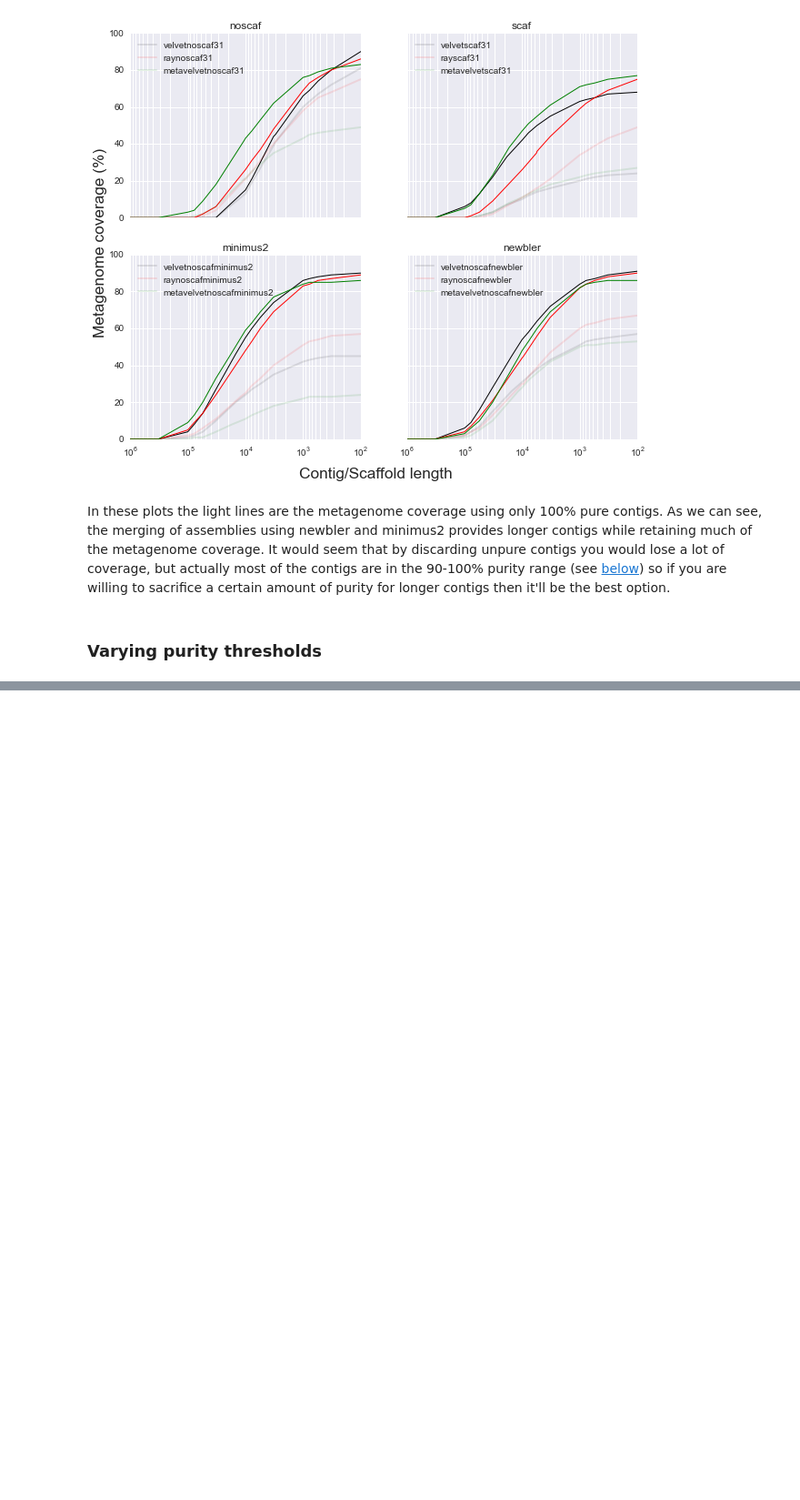
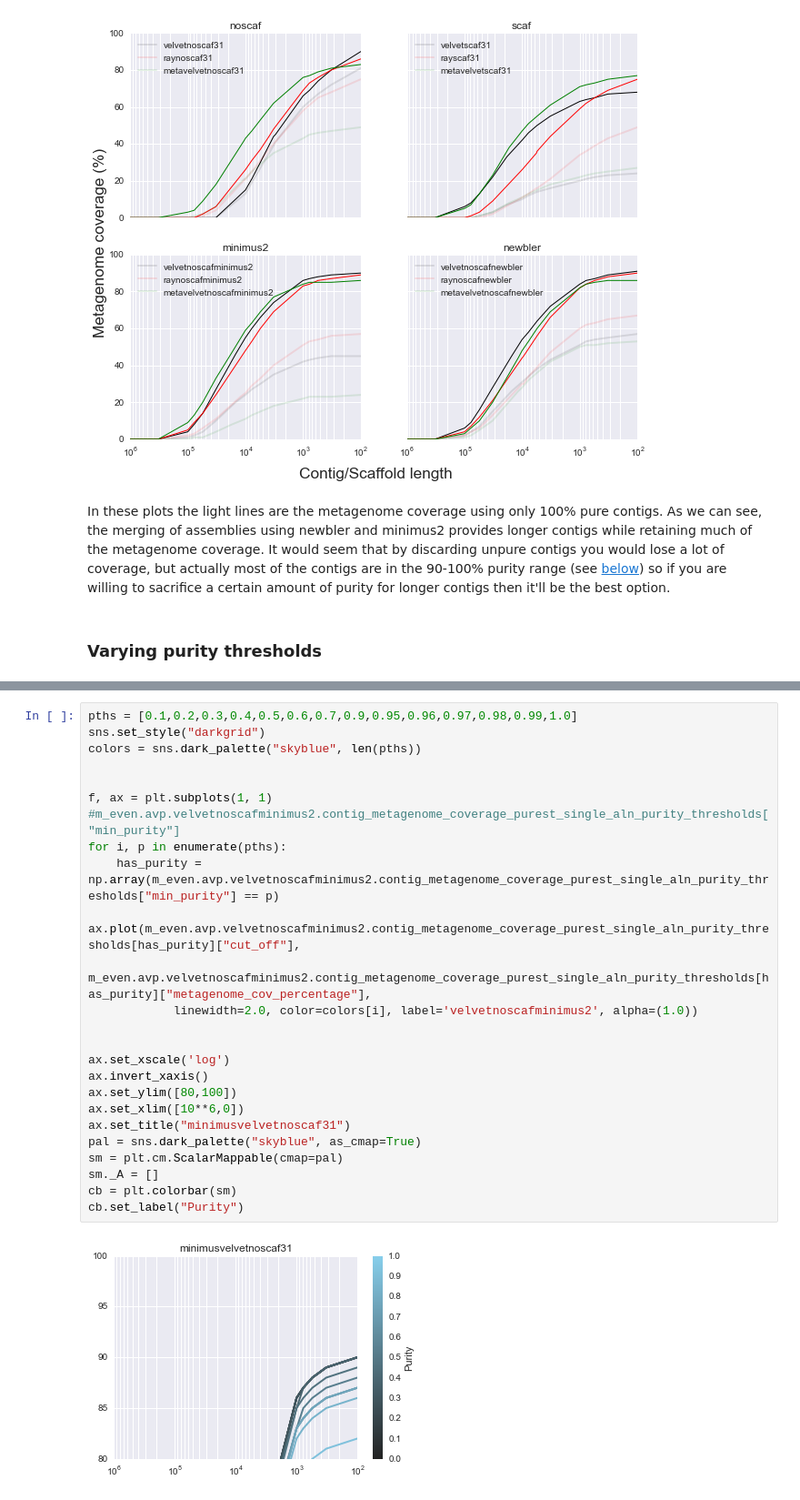
Before and after one commit to inodb/masmvali-publication, a Jupyter notebook: notebooks/LIMS1884-filtered-pairs-assemblies-2.ipynb, the cells around one changed output, grey strips where cells are left out. Shown: that part at 91% size. Cells and saved outputs as stored; diff of their text form; blank space fills up the shorter version.

```diff
--- a/notebooks/LIMS1884-filtered-pairs-assemblies-2.ipynb
+++ b/notebooks/LIMS1884-filtered-pairs-assemblies-2.ipynb
@@ -448,0 +484,27 @@ cb.set_label("Purity")
+# %%
+pths = [0.1,0.2,0.3,0.4,0.5,0.6,0.7,0.9,0.95,0.96,0.97,0.98,0.99,1.0]
+sns.set_style("darkgrid")
+colors = sns.dark_palette("skyblue", len(pths))
+
+
+f, ax = plt.subplots(1, 1)
+#m_even.avp.velvetnoscafminimus2.contig_metagenome_coverage_purest_single_aln_purity_thresholds["min_purity"]
+for i, p in enumerate(pths):
+    has_purity = np.array(m_even.avp.velvetnoscafminimus2.contig_metagenome_coverage_purest_single_aln_purity_thresholds["min_purity"] == p)
+    ax.plot(m_even.avp.velvetnoscafminimus2.contig_metagenome_coverage_purest_single_aln_purity_thresholds[has_purity]["cut_off"],
+            m_even.avp.velvetnoscafminimus2.contig_metagenome_coverage_purest_single_aln_purity_thresholds[has_purity]["metagenome_cov_percentage"],
+            linewidth=2.0, color=colors[i], label='velvetnoscafminimus2', alpha=(1.0))
+
+
+ax.set_xscale('log')
+ax.invert_xaxis()
+ax.set_ylim([80,100])
+ax.set_xlim([10**6,0])
+ax.set_title("minimusvelvetnoscaf31")
+pal = sns.dark_palette("skyblue", as_cmap=True)
+sm = plt.cm.ScalarMappable(cmap=pal)
+sm._A = []
+cb = plt.colorbar(sm)
+cb.set_label("Purity")
+# %% [output]
+[figure, added]
```
Also changed, not shown: parts of 7 cells of this notebook.
